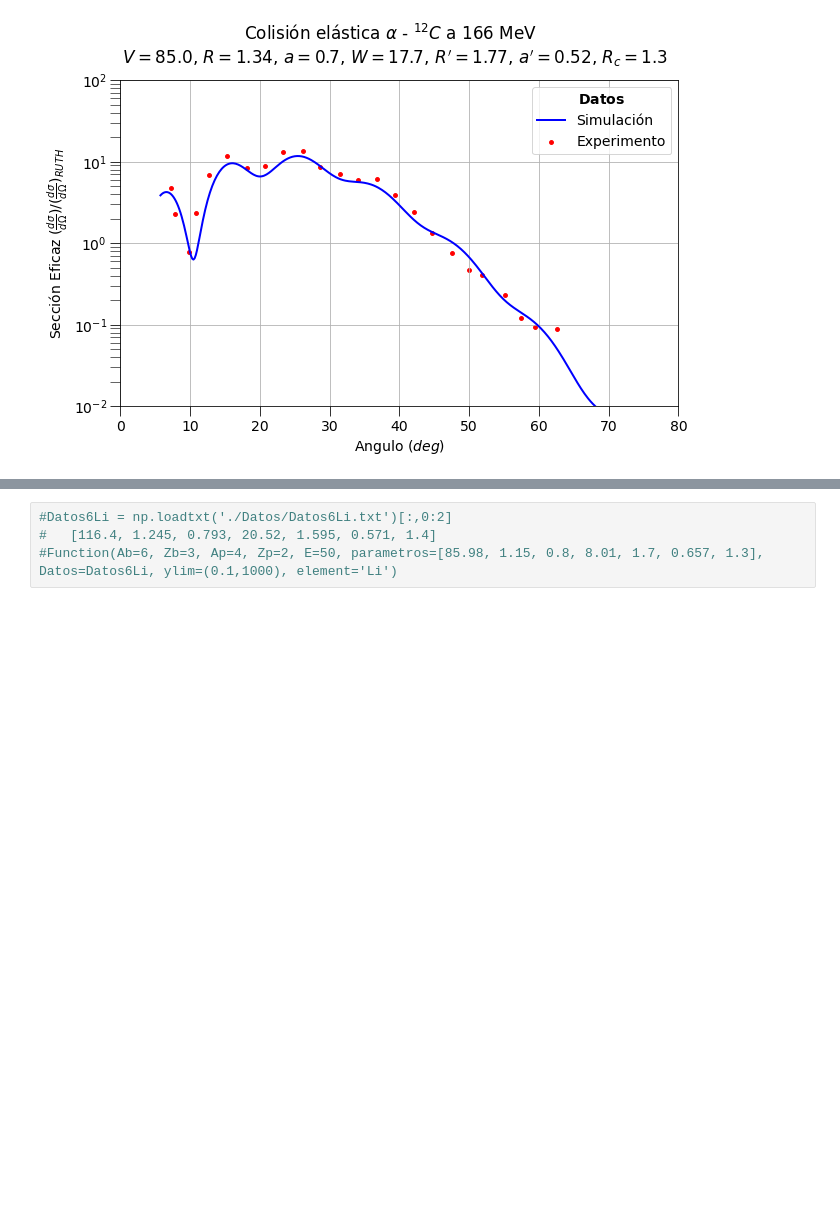
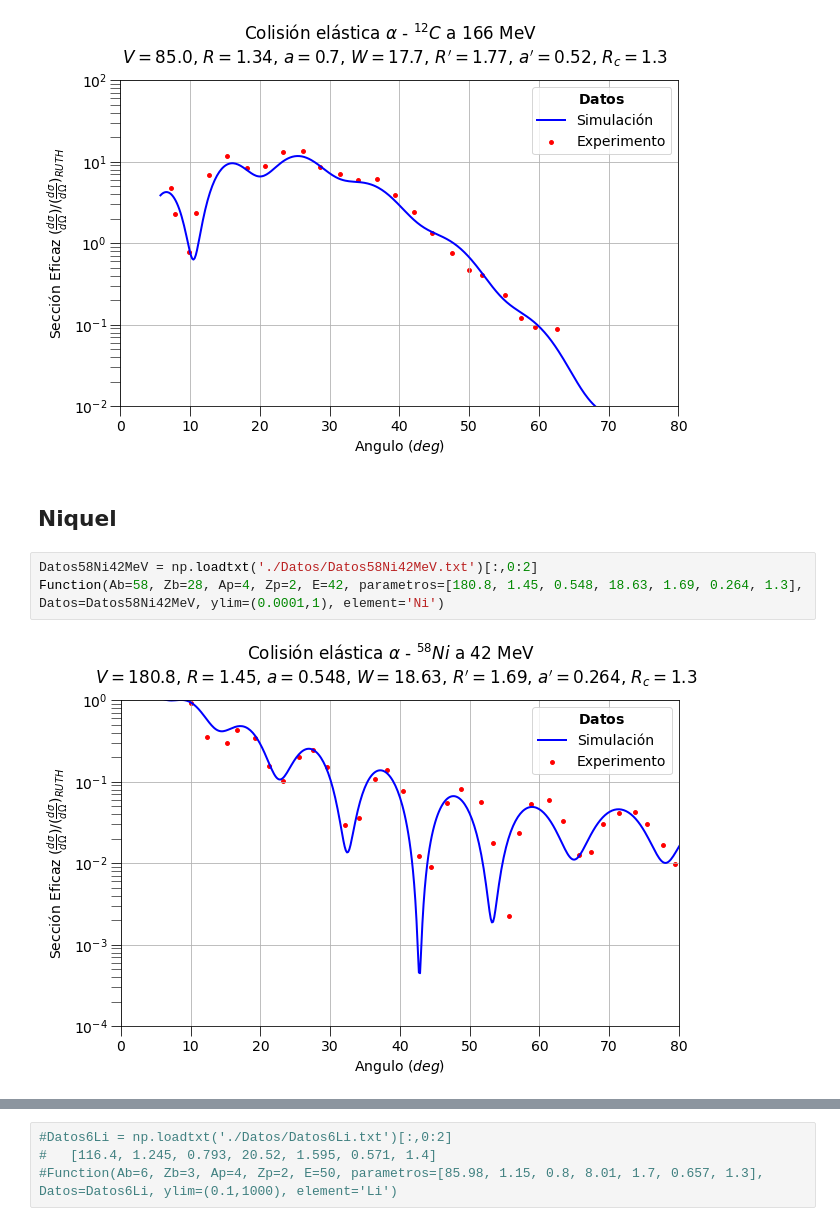
Before and after one commit to jsmojicaj/12C-alpha, a Jupyter notebook: Codigos/SeccionNuclear_alfa_12C.ipynb, the cells around one changed output, grey strips where cells are left out. Drawn from its saved outputs; the diff is of its cells as text; blank space fills up the shorter version.

```diff
--- a/Codigos/SeccionNuclear_alfa_12C.ipynb
+++ b/Codigos/SeccionNuclear_alfa_12C.ipynb
@@ -187,4 +190,11 @@ Datos12C166MeV = np.loadtxt('./Datos/Datos12C166Mev.txt')[:,0:2]
 Function(Ab=12, Zb=6, Ap=4, Zp=2, E=166, parametros=[85.0, 1.34, 0.70, 17.7, 1.77, 0.52, 1.3 ], Datos=Datos12C166MeV, ylim=(0.01,100))
 # %% [output]
 [figure]
+# %% [markdown]
+## Niquel
+# %%
+Datos58Ni42MeV = np.loadtxt('./Datos/Datos58Ni42MeV.txt')[:,0:2]
+Function(Ab=58, Zb=28, Ap=4, Zp=2, E=42, parametros=[180.8, 1.45, 0.548, 18.63, 1.69, 0.264, 1.3], Datos=Datos58Ni42MeV, ylim=(0.0001,1), element='Ni')
+# %% [output]
+[figure, added]
 # %%
```
Also changed, not shown: parts of 11 cells of this notebook, 14 other files.
